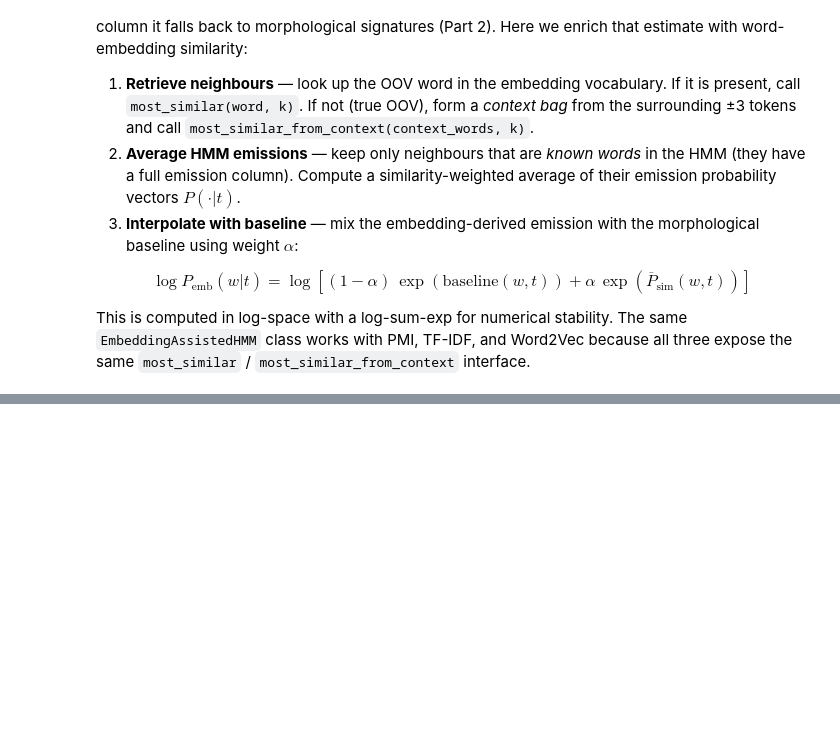
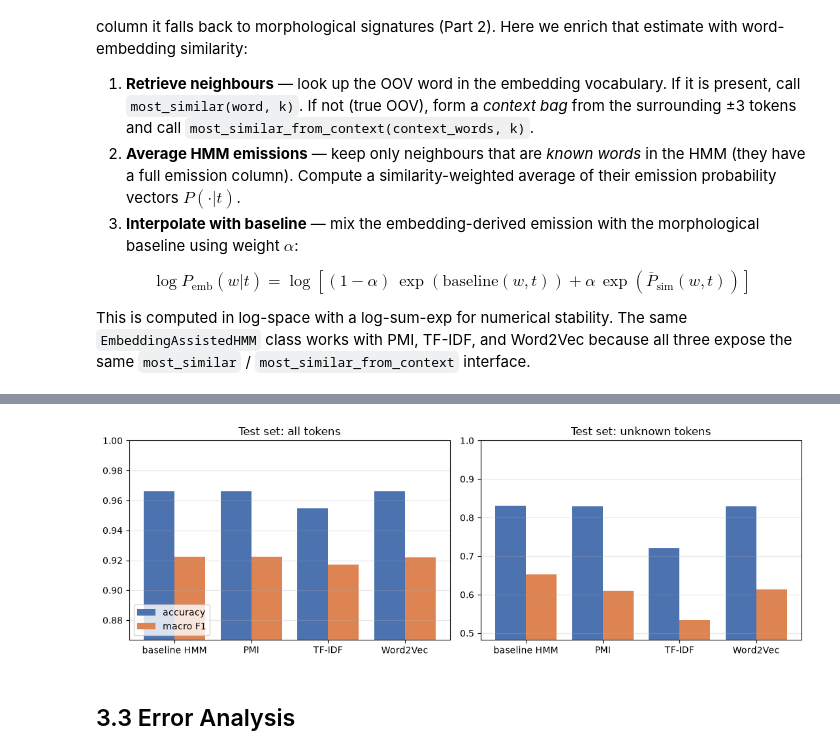
Before and after one commit to youssefkhamis998/nlp-assignment-embeddings-hmm, a Jupyter notebook: src/notebooks/NLP_Assignment_2.ipynb, the cells around one changed output, grey strips where cells are left out. Cells and saved outputs as stored; diff of their text form; code cells hidden in the pictures; blank space fills up the shorter version.

```diff
--- a/src/notebooks/NLP_Assignment_2.ipynb
+++ b/src/notebooks/NLP_Assignment_2.ipynb
@@ -657,0 +2114,8 @@ This is computed in log-space with a log-sum-exp for numerical stability.  The s
+# %%
+test_words = [words_of(s) for s in test_sents]
+test_gold = [tags_of(s) for s in test_sents]
+unk_test_tokens = [w for ws in test_words for w in ws if w not in train_vocab]
+for name, m in [("PMI", pmi_model), ("TF-IDF", tfidf_model), ("Word2Vec", w2v_model)]:
+    direct = sum(m._resolve_id(w) is not None for w in unk_test_tokens)
+    print(f"{name:<9} unknown test tokens with a direct vector: {direct:>4}/{len(unk_test_tokens)} "
+          f"({direct / len(unk_test_tokens):.1%})  -> rest use the context fallback")
@@ -771,3 +2240,23 @@ Word2Vec-assisted           unknown       3433   0.8296   0.6618   0.6308   0.62
+# %%
+systems = list(all_results)
+x = np.arange(len(systems))
+fig, axes = plt.subplots(1, 2, figsize=(11, 3.8))
+for ax, subset in zip(axes, ["all", "unknown"]):
+    accs = [all_results[s][subset]["accuracy"] for s in systems]
+    f1s = [all_results[s][subset]["macro_f1"] for s in systems]
+    ax.bar(x - 0.2, accs, 0.4, label="accuracy", color="#4C72B0")
+    ax.bar(x + 0.2, f1s, 0.4, label="macro F1", color="#DD8452")
+    ax.set_xticks(x, [s.replace("-assisted", "") for s in systems])
+    lo = min(accs + f1s)
+    ax.set_ylim(lo - 0.05, 1.0)
+    ax.set_title(f"Test set: {subset} tokens")
+    ax.grid(axis="y", alpha=0.3)
+axes[0].legend(loc="lower left")
+plt.tight_layout(); plt.savefig(OUTPUTS / "part3_comparison.png", dpi=120); plt.show()
+# %% [output]
+[figure, added]
+# %% [markdown]
+## 3.3 Error Analysis
 # %%
 def oov_errors(hmm_model, words_sents, gold_sents, pred_sents, max_show=8):
     errors = []
```
Also changed, not shown: parts of 48 cells of this notebook.
